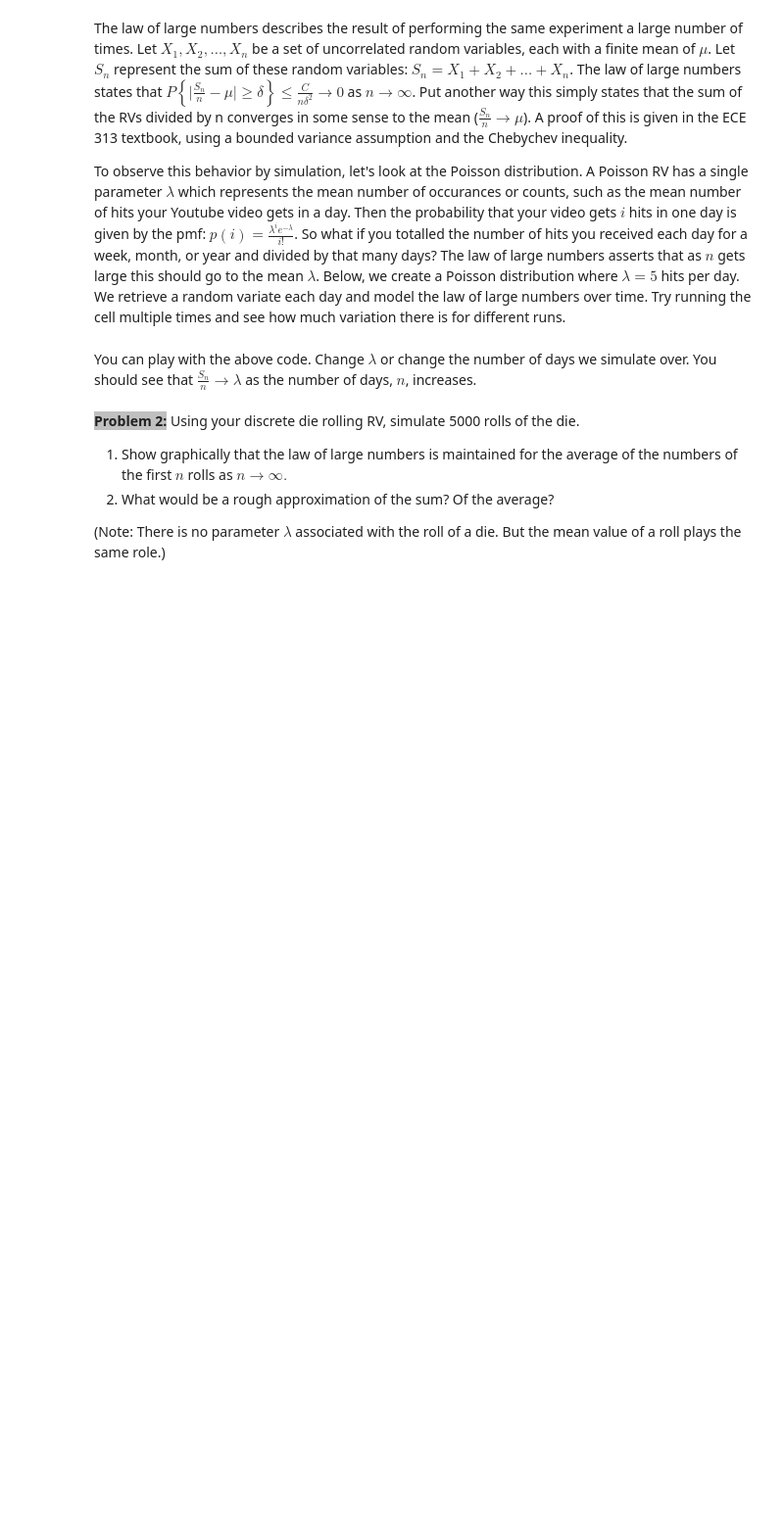
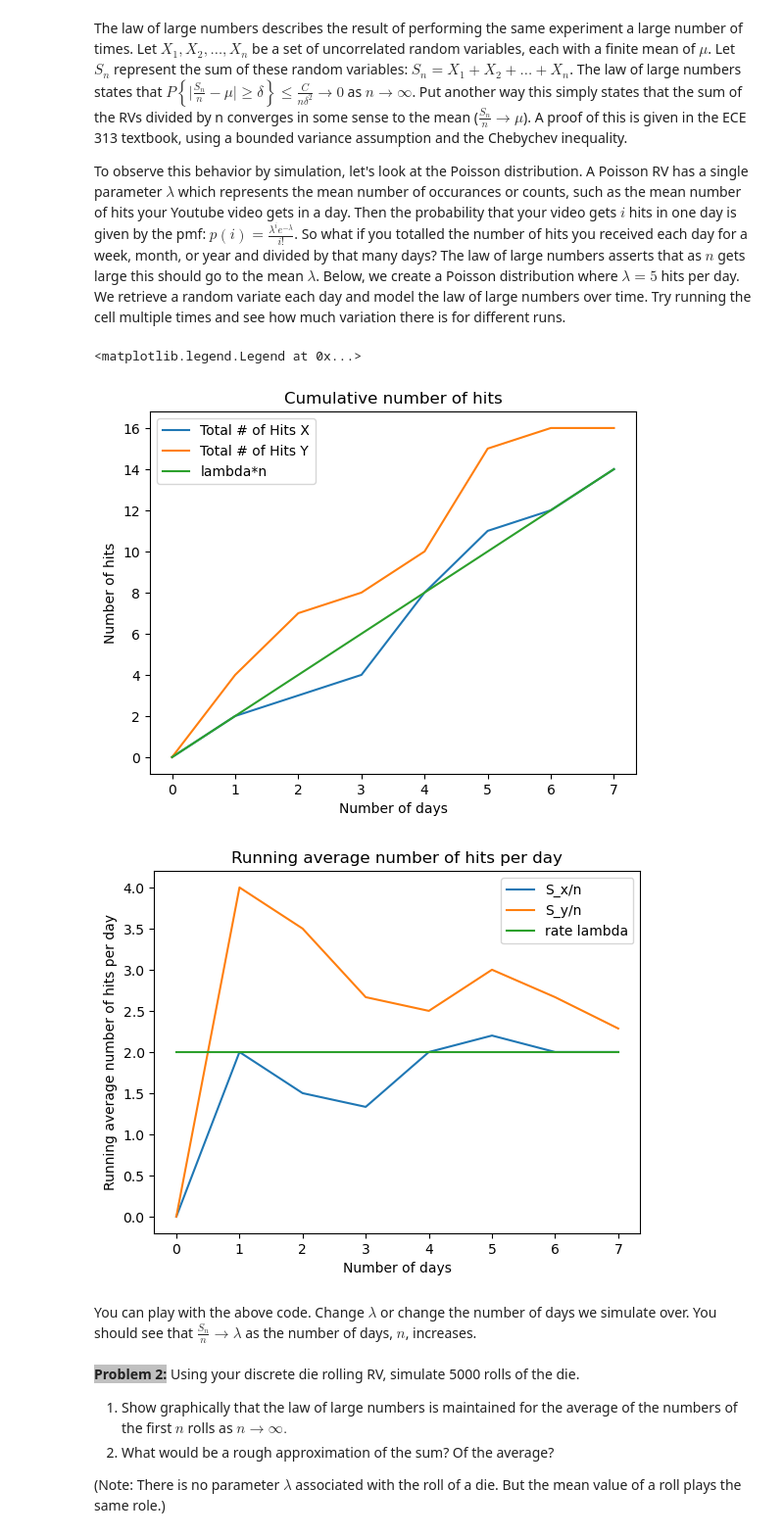
Before and after one commit to Everloom-129/ECE314_Probability_Lab, a Jupyter notebook: Lab 2/Lab 2.ipynb, the cells around one changed output. Shown at 98% size. Cells and saved outputs as stored; diff of their text form; code cells hidden in the pictures; blank space fills up the shorter version.

```diff
--- a/Lab 2/Lab 2.ipynb
+++ b/Lab 2/Lab 2.ipynb
@@ -65,7 +93,7 @@ The law of large numbers describes the result of performing the same experiment
 
 To observe this behavior by simulation, let's look at the Poisson distribution. A Poisson RV has a single parameter $\lambda$ which represents the mean number of occurances or counts, such as the mean number of hits your Youtube video gets in a day.  Then the probability that your video gets $i$ hits in one day is given by the pmf: $p(i)=\frac{\lambda^ie^{-\lambda}}{i!}$. So what if you totalled the number of hits you received each day for a week, month, or year and divided by that many days? The law of large numbers asserts that as $n$ gets large this should go to the mean $\lambda$. Below, we create a Poisson distribution where $\lambda=5$ hits per day. We retrieve a random variate each day and model the law of large numbers over time. Try running the cell multiple times and see how much variation there is for different runs.
 # %%
-lamb = 5. #Our rate of hits per day
+lamb = 2. #Our rate of hits per day
 N = 7 #Number of days we are going to simulate over
 x = [st.poisson.rvs(lamb)]    #Gets the number of hits on the first day and stores it in a vector
 y = [np.random.poisson(lamb)] #Same using numpy instead of scipy.stats
@@ -73,33 +101,37 @@ Sx = [0] #Sx will represent cumulative sums of the random variates at different
 Sy = [0]
 Ax = [0.0] #Ax will be an array of averages, Sx/n, at different times
 Ay = [0.0]
 
 for n in range(1,N+1): #Simulates over N days
     x.append(st.poisson.rvs(lamb)) #Appends the number of hits of the next day to the vector
     y.append(np.random.poisson(lamb))
     Sx.append(Sx[n-1]+x[n]) #Appends the sum at n to the vector
     Sy.append(Sy[n-1]+y[n])
     Ax.append(Sx[n]/(1.*n)) #Appends the sum over n to the vector
     Ay.append(Sy[n]/(1.*n))
 
 n = np.linspace(0,N,N+1) #Generates an array of N+1 points from 0 to N for graphing purposes
 
 plt.plot(Sx, label = 'Total # of Hits X') #Plots the total number of hits
 plt.plot(Sy, label = 'Total # of Hits Y')
 plt.plot(n, lamb*n, label = 'lambda*n') #Plots a line based on the rate given
 plt.title('Cumulative number of hits')
 plt.ylabel('Number of hits')
 plt.xlabel('Number of days')
 plt.legend()
 
 plt.figure() #Creates a new figure
 plt.plot(Ax, label = 'S_x/n') #Plots the average number of hits
 plt.plot(Ay, label = 'S_y/n')
 plt.plot(lamb*np.ones(N+1), label = 'rate lambda') #Plots the expected average
 plt.title('Running average number of hits per day')
 plt.ylabel('Running average number of hits per day')
 plt.xlabel('Number of days')
 plt.legend()
+# %% [output]
+<matplotlib.legend.Legend at 0x...>
+[figure, added]
+[figure, added]
 # %% [markdown]
 You can play with the above code. Change $\lambda$ or change the number of days we simulate over. You should see that $\frac{S_n}{n}\to\lambda$ as the number of days, $n$, increases.
 <br><br>**<SPAN style="BACKGROUND-COLOR: #C0C0C0">Problem 2:</SPAN>** Using your discrete die rolling RV, simulate 5000 rolls of the die.
```
Also changed, not shown: parts of 26 cells of this notebook, 8 other files.
